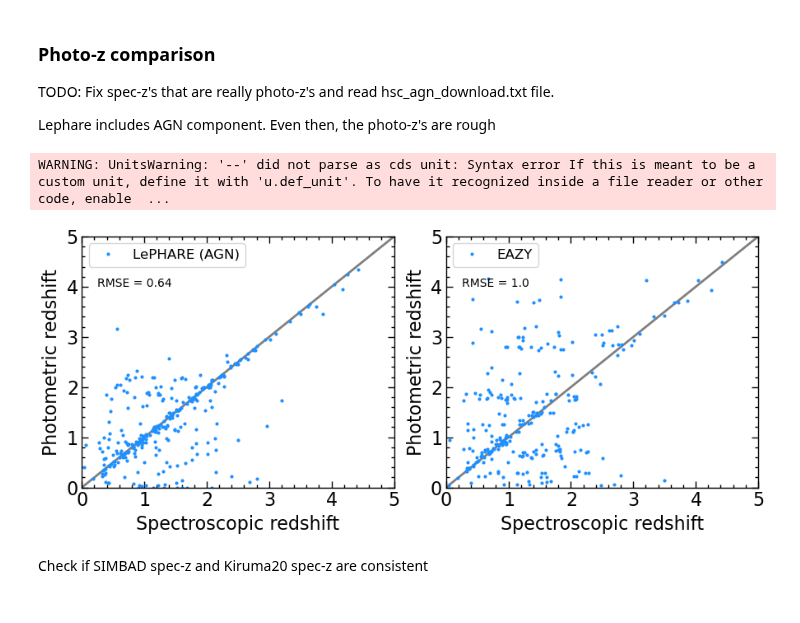
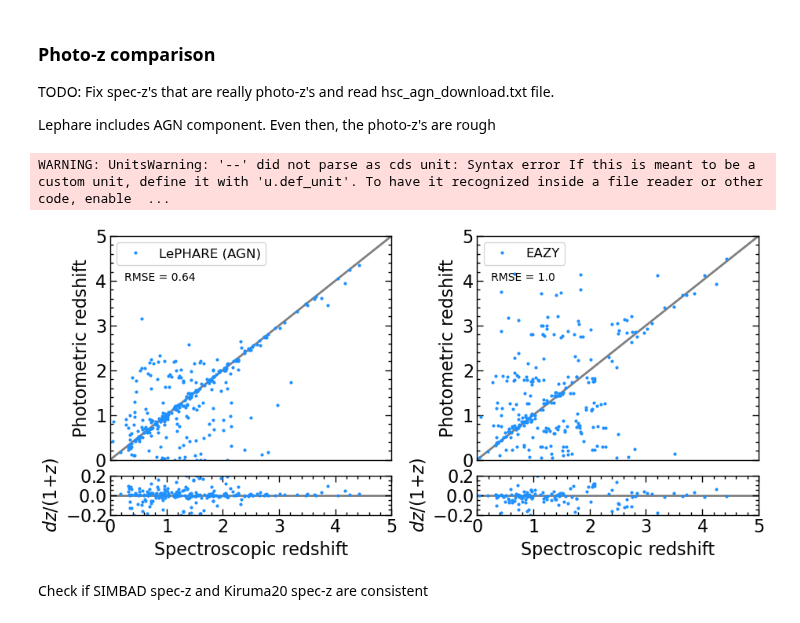
Before and after one commit to Chisen-Lupus/dwarf_agn_cosmos, a Jupyter notebook: hsc-ssp_specz.ipynb, the cells around one changed output. Cells and saved outputs as stored; diff of their text form; code cells hidden in the pictures.

```diff
--- a/hsc-ssp_specz.ipynb
+++ b/hsc-ssp_specz.ipynb
@@ -498,7 +537,7 @@ z_agn = data_cosmos2020['lp_zq'][idx_COSMOS20]
 mask_spec = data_agn['r_z'][idx_agn2COSMOS20] < 2
 
 
-fig, axs = plt.subplots(1,2, figsize=(9, 4))
+fig, axs = plt.subplots(1,2, figsize=(9.5, 4.5))
 
 axs[0].errorbar(z_updated[mask_spec_updated], z_agn[mask_spec_updated], color='dodgerblue',
             marker='.', ms=4, linestyle='none', label='LePHARE (AGN)')
@@ -509,35 +548,74 @@ axs[0].set_xlabel('Spectroscopic redshift')
 axs[0].set_ylabel('Photometric redshift')
 
 
 axs[0].legend(frameon=True, fontsize=12, loc=2)
 axs[0].plot([-1, 5], [-1, 5], color='gray', zorder=-1)
 
 axs[0].set_xlim(0, 5)
 axs[0].set_ylim(0, 5)
 
+divider = make_axes_locatable(axs[0])
+ax12 = divider.append_axes("bottom", size=.5, pad=0.2)
+axs[0].figure.add_axes(ax12)
+
+res = (z_updated - z_agn)/(1 + z_agn)
+
+ax12.errorbar(z_updated[mask_spec_updated], res[mask_spec_updated], color='dodgerblue',
+            marker='.', ms=4, linestyle='none', label='EAZY')
+
+ax12.plot([0, 5], [0, 0], color='gray', zorder=-1, label='y=x')
+
+axs[0].get_xaxis().set_visible(False)
+
+
 ###
 
 axs[1].errorbar(z_updated[mask_spec_updated], z_ez[mask_spec_updated], color='dodgerblue',
             marker='.', ms=4, linestyle='none', label='EAZY')
 
 mask_outlier = z_ez < 5
 axs[1].text(0.25, 4, f'RMSE = {np.round(rmse(z_updated[mask_spec_updated & mask_outlier], z_ez[mask_spec_updated & mask_outlier]), 2)}')
 
+ax12.set_xlim(0, 5)
+ax12.set_ylim(-.2, .2)
+ax12.set_xlabel('Spectroscopic redshift')
 
-axs[1].set_xlabel('Spectroscopic redshift')
+ax12.set_ylabel(r'$dz/(1{+}z)$')
 axs[1].set_ylabel('Photometric redshift')
 
 axs[1].legend(frameon=True, fontsize=12, loc=2)
 axs[1].plot([-1, 5], [-1, 5], color='gray', zorder=-1, label='y=x')
 
 axs[1].set_xlim(0, 5)
 axs[1].set_ylim(0, 5)
 
+axs[1].get_xaxis().set_visible(False)
+
+
+from mpl_toolkits.axes_grid1 import make_axes_locatable
+divider = make_axes_locatable(axs[1])
+ax22 = divider.append_axes("bottom", size=.5, pad=0.2)
+axs[1].figure.add_axes(ax22)
+
+res = (z_updated - z_ez)/(1 + z_ez)
+
+ax22.errorbar(z_updated[mask_spec_updated], res[mask_spec_updated], color='dodgerblue',
+            marker='.', ms=4, linestyle='none', label='EAZY')
+
+ax22.plot([0, 5], [0, 0], color='gray', zorder=-1, label='y=x')
+
+
+ax22.set_xlim(0, 5)
+ax22.set_ylim(-.2, .2)
+ax22.set_ylabel(r'$dz/(1{+}z)$')
+ax22.set_xlabel('Spectroscopic redshift')
+
+
 fig.tight_layout()
 fig.savefig('photoz.pdf', dpi=300)
 # %% [output]
 WARNING: UnitsWarning: '--' did not parse as cds unit: Syntax error If this is meant to be a custom unit, define it with 'u.def_unit'. To have it recognized inside a file reader or other code, enable  ...
-[figure, old version]
+[figure, new version]
 # %% [markdown]
 Check if SIMBAD spec-z and Kiruma20 spec-z are consistent
 # %%
```
Also changed, not shown: parts of 8 cells of this notebook.
